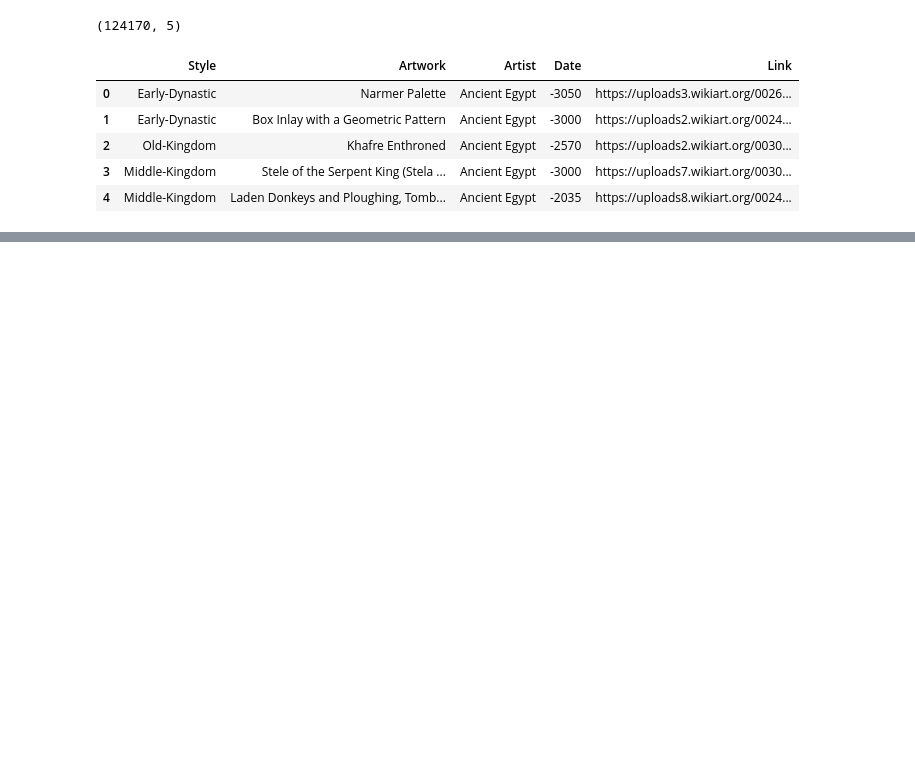
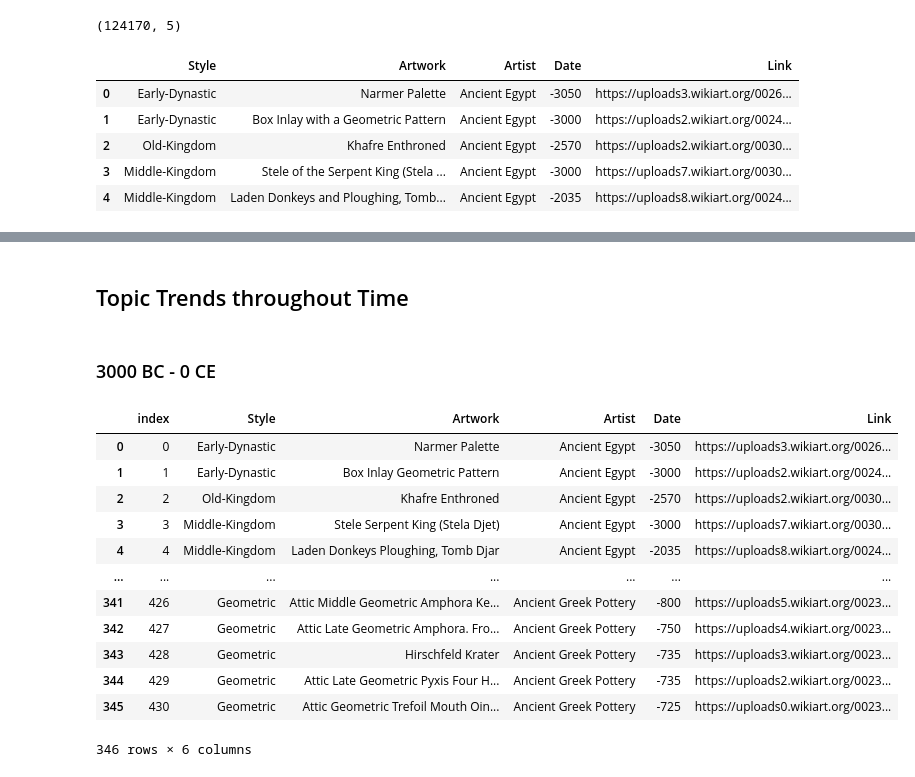
Before and after one commit to annielouu/artwork_evolution_analysis, a Jupyter notebook: wikiart_NLP.ipynb, the cells around one changed output, grey strips where cells are left out. Cells and saved outputs as stored; diff of their text form; code cells hidden in the pictures; blank space fills up the shorter version.

```diff
--- a/wikiart_NLP.ipynb
+++ b/wikiart_NLP.ipynb
@@ -87,0 +68,18 @@ wikiart.head()
+# %%
+stops = set(stopwords.words('english'))
+stops.update(stopwords.words('german'))
+stops.update(stopwords.words('french'))
+stops.update(stopwords.words('italian'))
+stops.update(stopwords.words('spanish'))
+stops.update(stopwords.words('greek'))
+stops.update(stopwords.words('romanian'))
+stops.update(stopwords.words('chinese'))
+stops.update(stopwords.words('russian'))
+stops.update(['the','The','THE'])
+def remove_stop_words(text):
+    text = text.split()
+    text = [w for w in text if not w in stops]
+    if not text:  # If the list is empty after removing stop words
+        return None
+    text = " ".join(text)
+    return text
@@ -121,0 +202,23 @@ Error:
+# %% [markdown]
+## Topic Trends throughout Time
+# %% [markdown]
+### 3000 BC - 0 CE
+# %%
+wikiart_bc = wikiart[wikiart['Date'] < 0]
+wikiart_bc.reset_index(inplace=True)
+wikiart_bc['Artwork'] = wikiart_bc['Artwork'].apply(remove_stop_words)
+wikiart_bc
+# %% [output]
+|  | index | Style | Artwork | Artist | Date | Link |
+| 0 | 0 | Early-Dynastic | Narmer Palette | Ancient Egypt | -3050 | https://uploads3.wikiart.org/0026... |
+| 1 | 1 | Early-Dynastic | Box Inlay Geometric Pattern | Ancient Egypt | -3000 | https://uploads2.wikiart.org/0024... |
+| 2 | 2 | Old-Kingdom | Khafre Enthroned | Ancient Egypt | -2570 | https://uploads2.wikiart.org/0030... |
+| 3 | 3 | Middle-Kingdom | Stele Serpent King (Stela Djet) | Ancient Egypt | -3000 | https://uploads7.wikiart.org/0030... |
+| 4 | 4 | Middle-Kingdom | Laden Donkeys Ploughing, Tomb Djar | Ancient Egypt | -2035 | https://uploads8.wikiart.org/0024... |
+| ... | ... | ... | ... | ... | ... | ... |
+| 341 | 426 | Geometric | Attic Middle Geometric Amphora Ke... | Ancient Greek Pottery | -800 | https://uploads5.wikiart.org/0023... |
+| 342 | 427 | Geometric | Attic Late Geometric Amphora. Fro... | Ancient Greek Pottery | -750 | https://uploads4.wikiart.org/0023... |
+| 343 | 428 | Geometric | Hirschfeld Krater | Ancient Greek Pottery | -735 | https://uploads3.wikiart.org/0023... |
+| 344 | 429 | Geometric | Attic Late Geometric Pyxis Four H... | Ancient Greek Pottery | -735 | https://uploads2.wikiart.org/0023... |
+| 345 | 430 | Geometric | Attic Geometric Trefoil Mouth Oin... | Ancient Greek Pottery | -725 | https://uploads0.wikiart.org/0023... |
+346 rows × 6 columns
```
Also changed, not shown: parts of 41 cells of this notebook, 1 other file.
